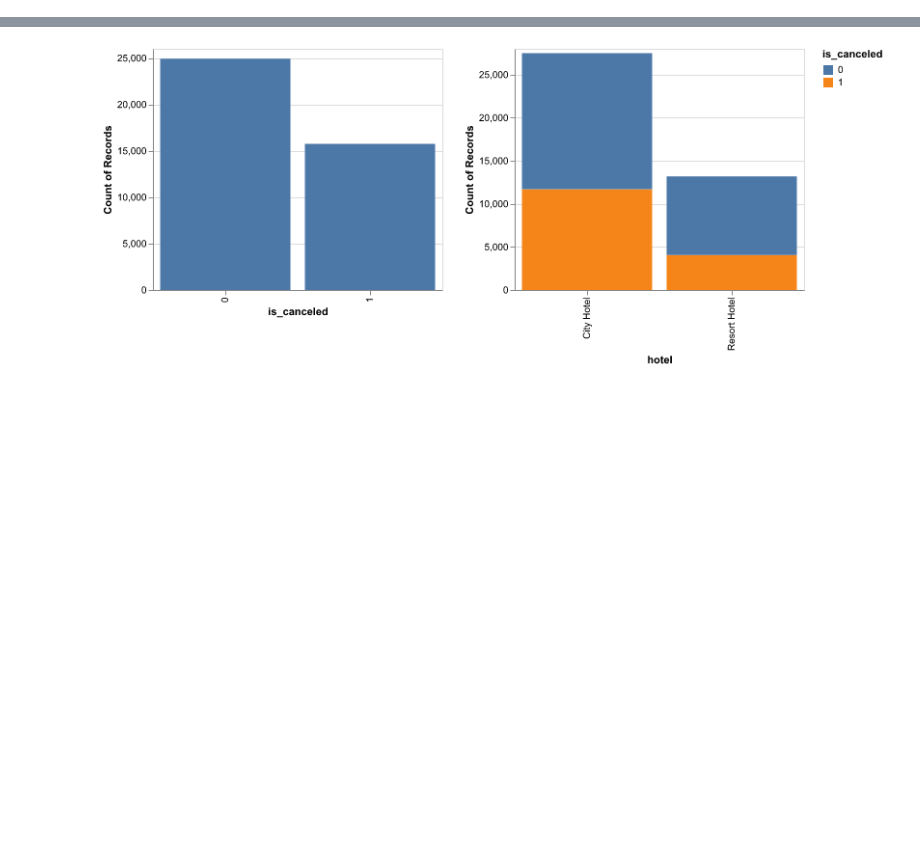
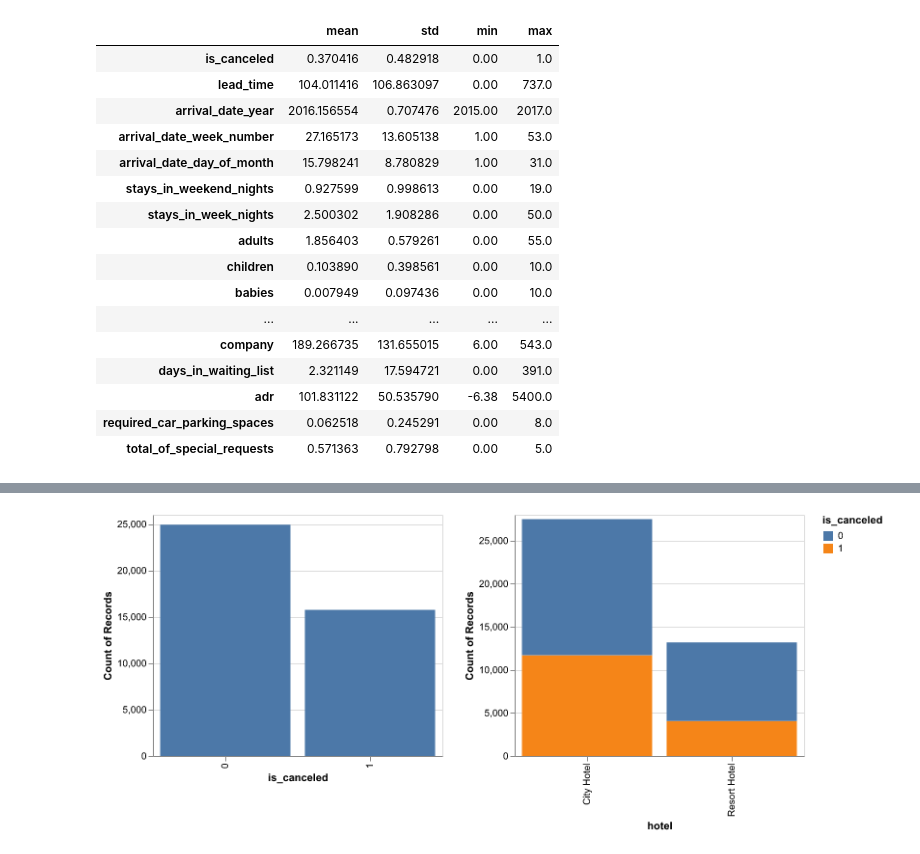
Before and after one commit to ahass9/DSCI-522-Group-Project, a Jupyter notebook: analysis.ipynb, the cells around one changed output, grey strips where cells are left out. Drawn from its saved outputs; the diff is of its cells as text; code cells hidden in the pictures; blank space fills up the shorter version.

```diff
--- a/analysis.ipynb
+++ b/analysis.ipynb
@@ -211,0 +59,21 @@ hotel_data_cleaned
+# %%
+numeric_df = data.select_dtypes("number").describe().T[["mean", "std", "min", "max"]]
+numeric_df
+# %% [output]
+|  | mean | std | min | max |
+| is_canceled | 0.370416 | 0.482918 | 0.00 | 1.0 |
+| lead_time | 104.011416 | 106.863097 | 0.00 | 737.0 |
+| arrival_date_year | 2016.156554 | 0.707476 | 2015.00 | 2017.0 |
+| arrival_date_week_number | 27.165173 | 13.605138 | 1.00 | 53.0 |
+| arrival_date_day_of_month | 15.798241 | 8.780829 | 1.00 | 31.0 |
+| stays_in_weekend_nights | 0.927599 | 0.998613 | 0.00 | 19.0 |
+| stays_in_week_nights | 2.500302 | 1.908286 | 0.00 | 50.0 |
+| adults | 1.856403 | 0.579261 | 0.00 | 55.0 |
+| children | 0.103890 | 0.398561 | 0.00 | 10.0 |
+| babies | 0.007949 | 0.097436 | 0.00 | 10.0 |
+| ... | ... | ... | ... | ... |
+| company | 189.266735 | 131.655015 | 6.00 | 543.0 |
+| days_in_waiting_list | 2.321149 | 17.594721 | 0.00 | 391.0 |
+| adr | 101.831122 | 50.535790 | -6.38 | 5400.0 |
+| required_car_parking_spaces | 0.062518 | 0.245291 | 0.00 | 8.0 |
+| total_of_special_requests | 0.571363 | 0.792798 | 0.00 | 5.0 |
```
Also changed, not shown: parts of 45 cells of this notebook, 1 other file.
